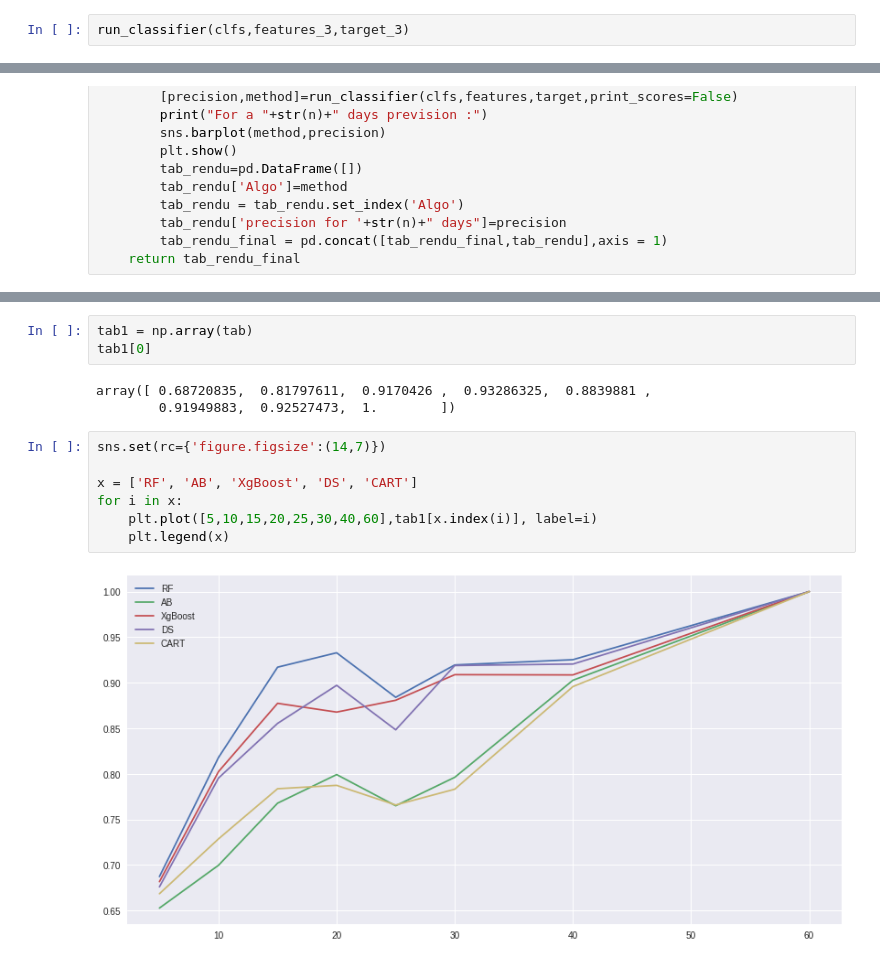
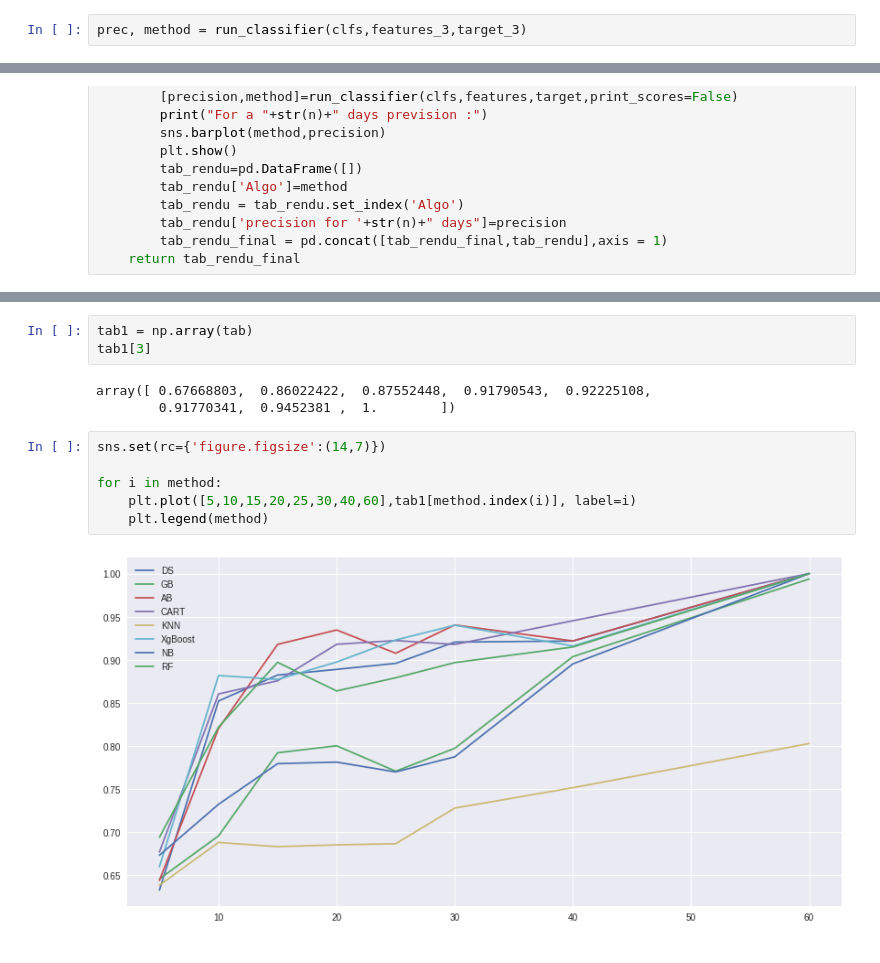
Before and after one commit to machineLearningCryptos/cryptoForecasting, a Jupyter notebook: crypto_forecasting.ipynb, the cells around one changed output, grey strips where cells are left out. Cells and saved outputs as stored; diff of their text form.

```diff
--- a/crypto_forecasting.ipynb
+++ b/crypto_forecasting.ipynb
@@ -617,5 +644,5 @@ df_lastyear.drop(['time', 'timestamp','volumefrom', 'volumeto'], axis=1, inplace
 features_3 = df_lastyear[df_lastyear.columns.difference(['y'])]
 target_3 =  df_lastyear['y']
 # %%
-run_classifier(clfs,features_3,target_3)
+prec, method = run_classifier(clfs,features_3,target_3)
 # %% [output]
@@ -692,19 +718,18 @@ For a 30 days prevision :
 ... (4 outputs left out)
 # %%
 tab1 = np.array(tab)
-tab1[0]
+tab1[3]
 # %% [output]
-array([ 0.68720835,  0.81797611,  0.9170426 ,  0.93286325,  0.8839881 ,
-        0.91949883,  0.92527473,  1.        ])
+array([ 0.67668803,  0.86022422,  0.87552448,  0.91790543,  0.92225108,
+        0.91770341,  0.9452381 ,  1.        ])
 # %%
 sns.set(rc={'figure.figsize':(14,7)})
 
-x = ['RF', 'AB', 'XgBoost', 'DS', 'CART']
-for i in x:
-    plt.plot([5,10,15,20,25,30,40,60],tab1[x.index(i)], label=i)
-    plt.legend(x)
+for i in method:
+    plt.plot([5,10,15,20,25,30,40,60],tab1[method.index(i)], label=i)
+    plt.legend(method)
 # %% [output]
-[figure, old version]
+[figure, new version]
 # %%
 clf=RandomForestClassifier()
 X=features_3
```
Also changed, not shown: parts of 20 cells of this notebook.
